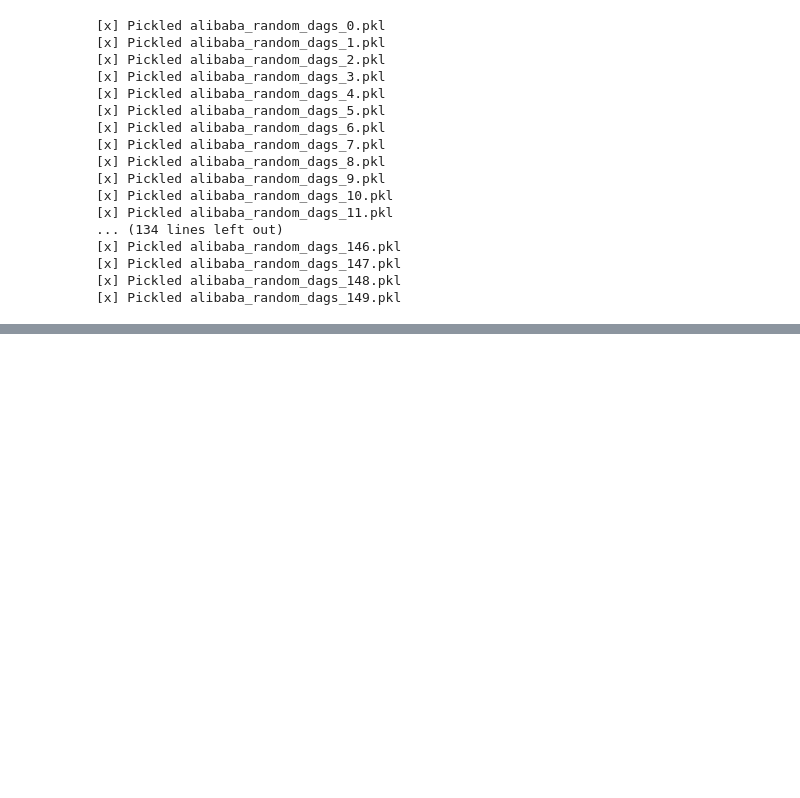
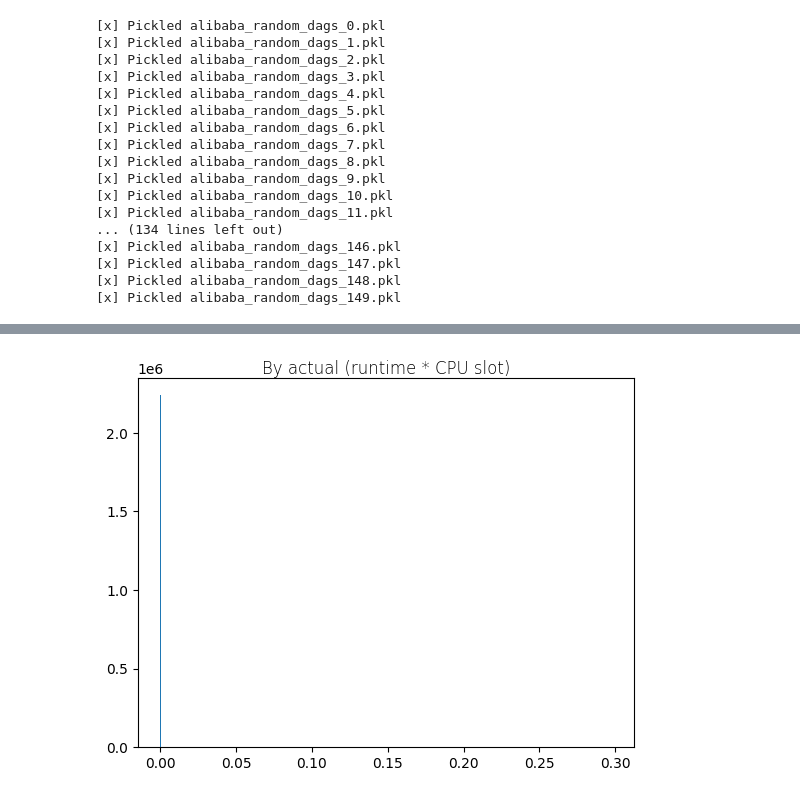
Before and after one commit to erdos-project/erdos-scheduling-simulator, a Jupyter notebook: traces/alibaba-cluster-trace-v2018/TraceGeneration.ipynb, the cells around one changed output, grey strips where cells are left out. Cells and saved outputs as stored; diff of their text form; code cells hidden in the pictures; blank space fills up the shorter version.

```diff
--- a/traces/alibaba-cluster-trace-v2018/TraceGeneration.ipynb
+++ b/traces/alibaba-cluster-trace-v2018/TraceGeneration.ipynb
@@ -256,0 +489,4 @@ for i, split_set in enumerate(filtered_dag_splits):
+# %%
+plotJobsDistribution(job_names_to_actual_time_resource_req, "By actual (runtime * CPU slot)")
+# %% [output]
+[figure, added]
```
Also changed, not shown: parts of 48 cells of this notebook.
